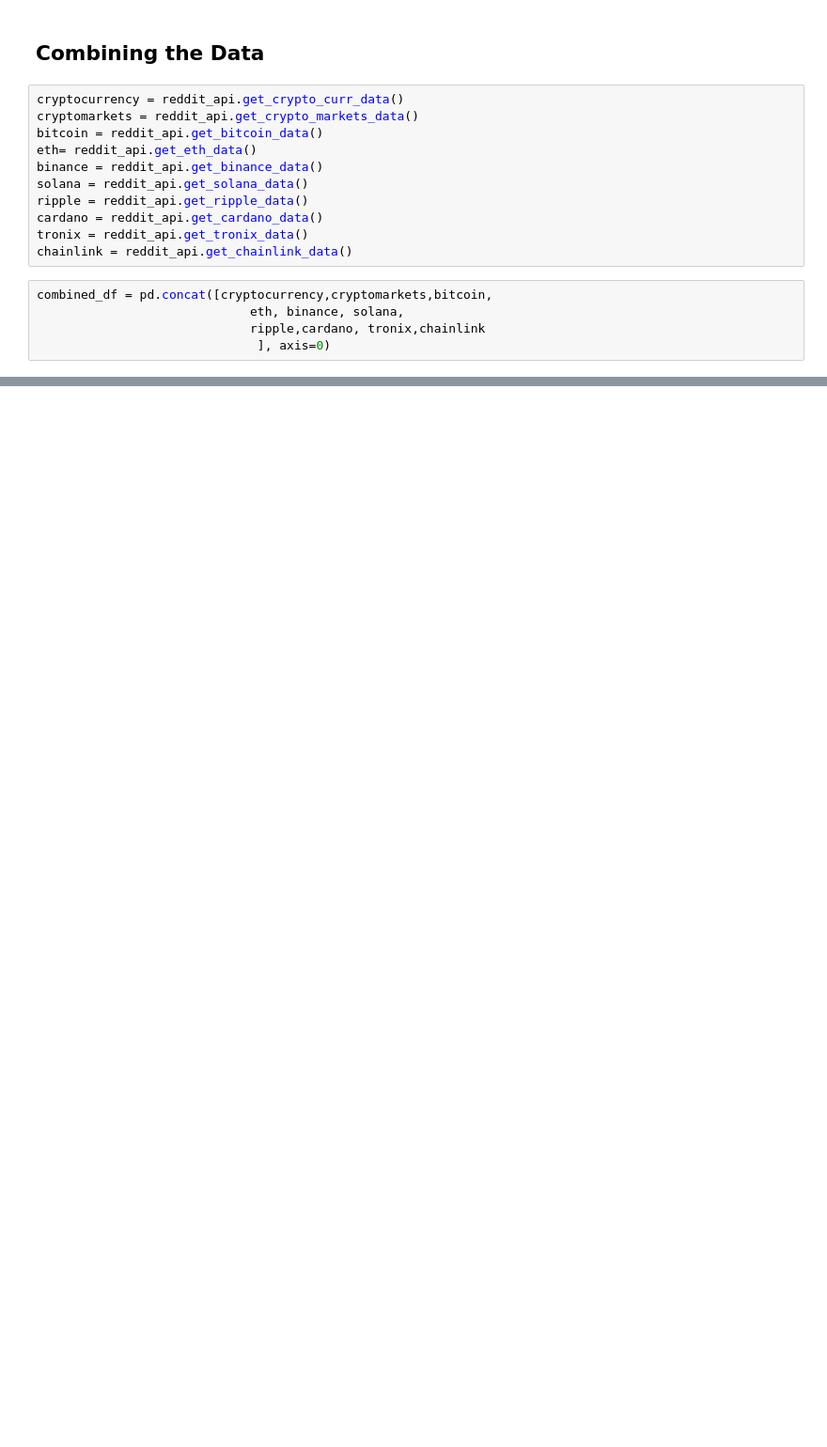
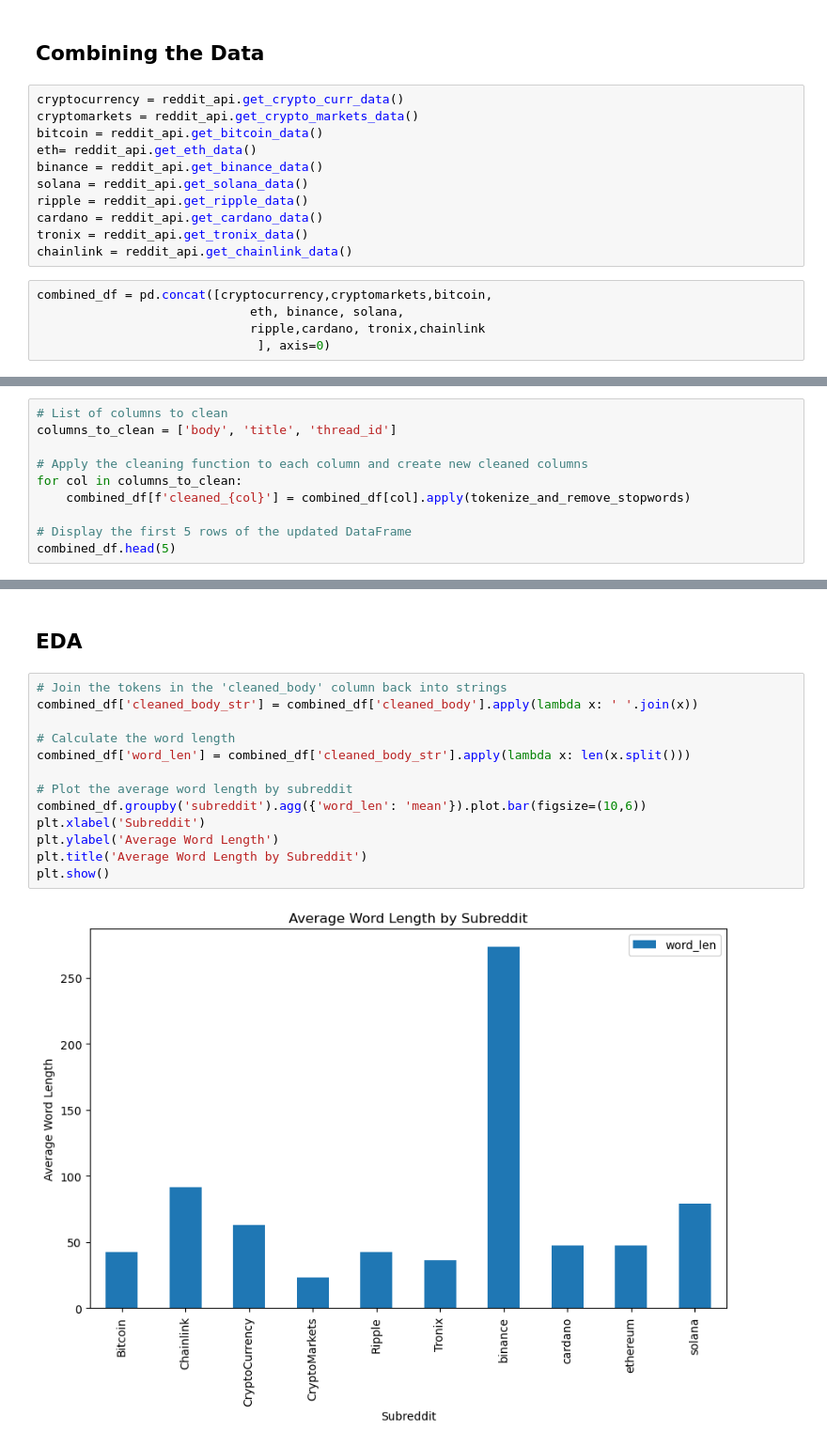
Before and after one commit to Ashahbazi90/ADS_509_Group5, a Jupyter notebook: text.ipynb, the cells around one changed output, grey strips where cells are left out. Shown at 94% size. Cells and saved outputs as stored; diff of their text form; blank space fills up the shorter version.

```diff
--- a/text.ipynb
+++ b/text.ipynb
@@ -638,0 +671,10 @@ combined_df.head(5)
+# %%
+# List of columns to clean
+columns_to_clean = ['body', 'title', 'thread_id']
+
+# Apply the cleaning function to each column and create new cleaned columns
+for col in columns_to_clean:
+    combined_df[f'cleaned_{col}'] = combined_df[col].apply(tokenize_and_remove_stopwords)
+
+# Display the first 5 rows of the updated DataFrame
+combined_df.head(5)
@@ -638,0 +694,17 @@ combined_df.head(5)
+# %% [markdown]
+## EDA
+# %%
+# Join the tokens in the 'cleaned_body' column back into strings
+combined_df['cleaned_body_str'] = combined_df['cleaned_body'].apply(lambda x: ' '.join(x))
+
+# Calculate the word length
+combined_df['word_len'] = combined_df['cleaned_body_str'].apply(lambda x: len(x.split()))
+
+# Plot the average word length by subreddit
+combined_df.groupby('subreddit').agg({'word_len': 'mean'}).plot.bar(figsize=(10,6))
+plt.xlabel('Subreddit')
+plt.ylabel('Average Word Length')
+plt.title('Average Word Length by Subreddit')
+plt.show()
+# %% [output]
+[figure, added]
```
Also changed, not shown: parts of 42 cells of this notebook.
